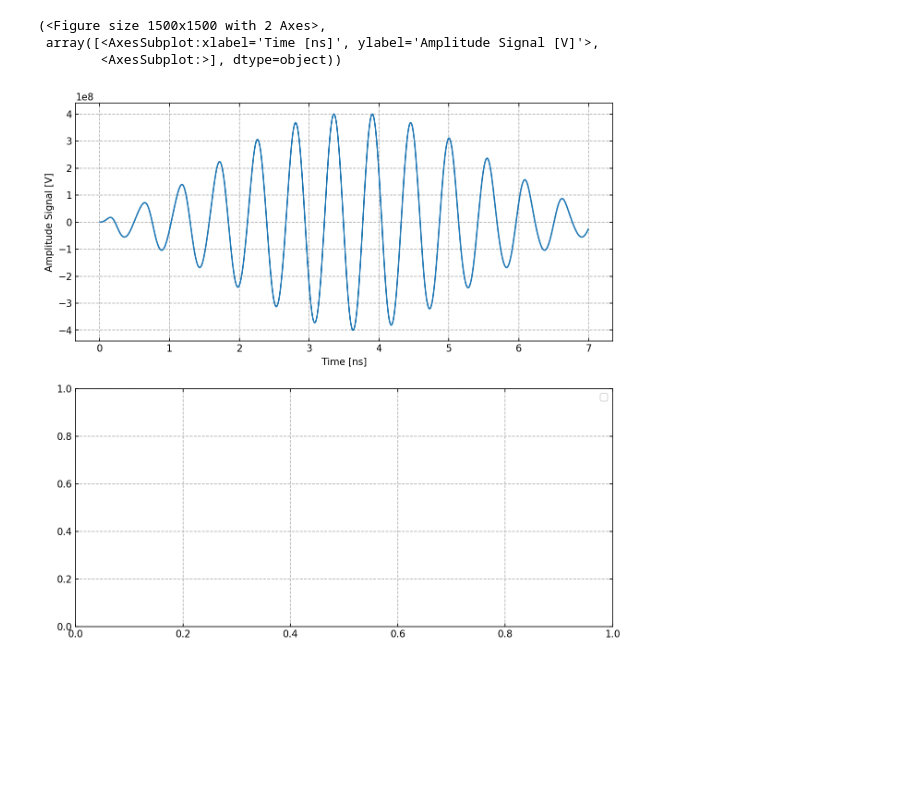
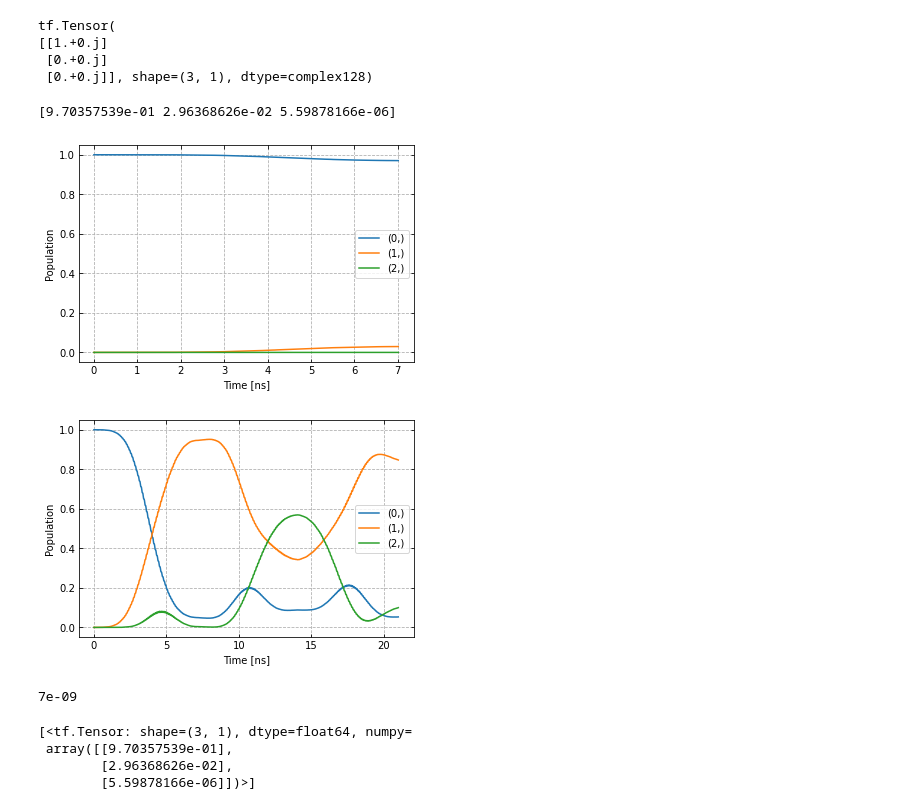
Before and after one commit to flo-maier/c3, a Jupyter notebook: rabi.ipynb, the cells around one changed output. Cells and saved outputs as stored; diff of their text form; code cells hidden in the pictures; blank space fills up the shorter version.

```diff
--- a/rabi.ipynb
+++ b/rabi.ipynb
@@ -53,7 +61,44 @@ exp = examples.single_qubit_rabi12.create_experiment()
-# %%
-exp.plot_signal('RX90p12',0,0)
-# %% [output]
-(<Figure size 1500x1500 with 2 Axes>,
- array([<AxesSubplot:xlabel='Time [ns]', ylabel='Amplitude Signal [V]'>,
-        <AxesSubplot:>], dtype=object))
-[figure, removed]
+# %%
+psi_init = [[0] * 3]
+psi_init[0][0] = 1
+
+init_state = tf.transpose(tf.constant(psi_init, tf.complex128))
+print(init_state)
+pi01_seq = ['PI01p']
+rx90_seq = ['RX90p']
+rx_seq = ['RXp']
+rabi12_seq = ['RXp','RX90p12','RX90p12']
+# %% [output]
+tf.Tensor(
+[[1.+0.j]
+ [0.+0.j]
+ [0.+0.j]], shape=(3, 1), dtype=complex128)
+# %%
+#TODO change amplitude gauss here in loop
+
+amps = np.arange(0.1,1,1)
+# %%
+for amp in amps:
+    exp.change_pi_amp(amp)
+    exp.get_gates()
+    t,pop = useful.plot_dynamics(exp, init_state, pi01_seq)
+    print(pop[-1])
+# %% [output]
+[9.70357539e-01 2.96368626e-02 5.59878166e-06]
+[figure, added]
+# %%
+exp.get_gates()
+_,_ = useful.plot_dynamics(exp, init_state, rabi12_seq)
+# %% [output]
+[figure, added]
+# %%
+exp.pmap.instructions['Id'].t_end
+# %% [output]
+7e-09
+# %%
+exp.evaluate([pi01_seq],init_state)
+# %% [output]
+[<tf.Tensor: shape=(3, 1), dtype=float64, numpy=
+ array([[9.70357539e-01],
+        [2.96368626e-02],
+        [5.59878166e-06]])>]
```
Also changed, not shown: parts of 5 cells of this notebook, 10 other files.
